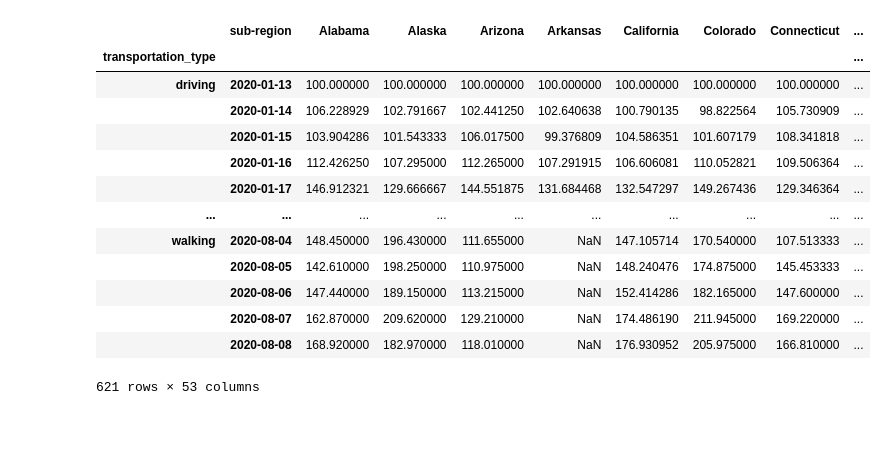
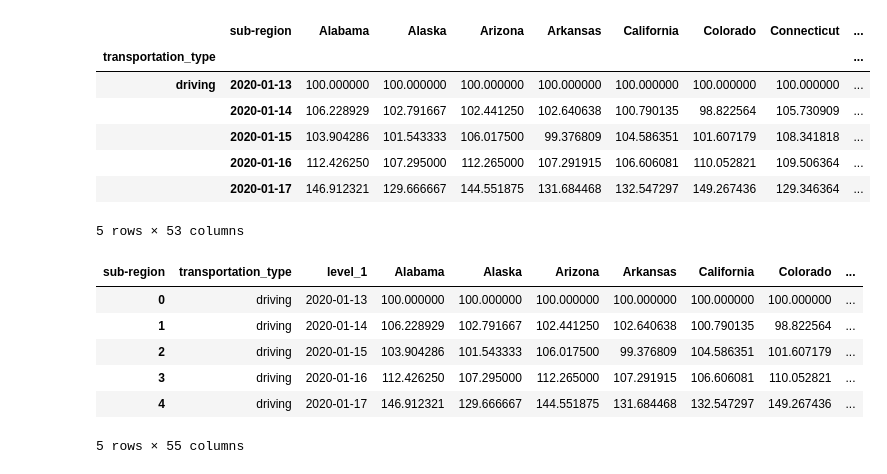
Before and after one commit to LisaHarrison08/Project_G4, a Jupyter notebook: Mobility.ipynb, the cells around one changed output. Saved outputs shown, nothing was run; the diff lists cells and outputs as text; code cells hidden in the pictures; blank space fills up the shorter version.

```diff
--- a/Mobility.ipynb
+++ b/Mobility.ipynb
@@ -60,4 +40,5 @@ usa_apple_mob_df
 # %%
-clean_usa_apple_df = usa_apple_mob_df.drop(['geo_type','region','alternative_name','country'], axis = 1)
-clean_usa_apple_df
+# Remove unneccesary columns
+clean_usa_apple_df = usa_apple_mob_df.drop(['geo_type','alternative_name','country'], axis = 1)
+clean_usa_apple_df.head()
 # %% [output]
@@ -98,17 +71,13 @@ new_grouped_df
 # %%
-mobility_grouped_df = new_grouped_df.stack(level=0).unstack(level=0)
+# Re-order the rows and columns to display USA states in columns
+mobility_usa_df = new_grouped_df.stack(level=0).unstack(level=0)
+mobility_usa_df.head()
 # %% [output]
 |  | sub-region | Alabama | Alaska | Arizona | Arkansas | California | Colorado | Connecticut | ... |
 | transportation_type |  |  |  |  |  |  |  |  | ... |
 | driving | 2020-01-13 | 100.000000 | 100.000000 | 100.000000 | 100.000000 | 100.000000 | 100.000000 | 100.000000 | ... |
 |  | 2020-01-14 | 106.228929 | 102.791667 | 102.441250 | 102.640638 | 100.790135 | 98.822564 | 105.730909 | ... |
 |  | 2020-01-15 | 103.904286 | 101.543333 | 106.017500 | 99.376809 | 104.586351 | 101.607179 | 108.341818 | ... |
 |  | 2020-01-16 | 112.426250 | 107.295000 | 112.265000 | 107.291915 | 106.606081 | 110.052821 | 109.506364 | ... |
 |  | 2020-01-17 | 146.912321 | 129.666667 | 144.551875 | 131.684468 | 132.547297 | 149.267436 | 129.346364 | ... |
-| ... | ... | ... | ... | ... | ... | ... | ... | ... | ... |
-| walking | 2020-08-04 | 148.450000 | 196.430000 | 111.655000 | NaN | 147.105714 | 170.540000 | 107.513333 | ... |
-|  | 2020-08-05 | 142.610000 | 198.250000 | 110.975000 | NaN | 148.240476 | 174.875000 | 145.453333 | ... |
-|  | 2020-08-06 | 147.440000 | 189.150000 | 113.215000 | NaN | 152.414286 | 182.165000 | 147.600000 | ... |
-|  | 2020-08-07 | 162.870000 | 209.620000 | 129.210000 | NaN | 174.486190 | 211.945000 | 169.220000 | ... |
-|  | 2020-08-08 | 168.920000 | 182.970000 | 118.010000 | NaN | 176.930952 | 205.975000 | 166.810000 | ... |
-621 rows × 53 columns
+5 rows × 53 columns
@@ -118,0 +84,11 @@ us_driving_df = driving_us.reset_index()
+# %%
+clean_usa_mobility_df = mobility_usa_df.reset_index()
+clean_usa_mobility_df.head()
+# %% [output]
+| sub-region | transportation_type | level_1 | Alabama | Alaska | Arizona | Arkansas | California | Colorado | ... |
+| 0 | driving | 2020-01-13 | 100.000000 | 100.000000 | 100.000000 | 100.000000 | 100.000000 | 100.000000 | ... |
+| 1 | driving | 2020-01-14 | 106.228929 | 102.791667 | 102.441250 | 102.640638 | 100.790135 | 98.822564 | ... |
+| 2 | driving | 2020-01-15 | 103.904286 | 101.543333 | 106.017500 | 99.376809 | 104.586351 | 101.607179 | ... |
+| 3 | driving | 2020-01-16 | 112.426250 | 107.295000 | 112.265000 | 107.291915 | 106.606081 | 110.052821 | ... |
+| 4 | driving | 2020-01-17 | 146.912321 | 129.666667 | 144.551875 | 131.684468 | 132.547297 | 149.267436 | ... |
+5 rows × 55 columns
```
Also changed, not shown: parts of 22 cells of this notebook, 3 other files.
